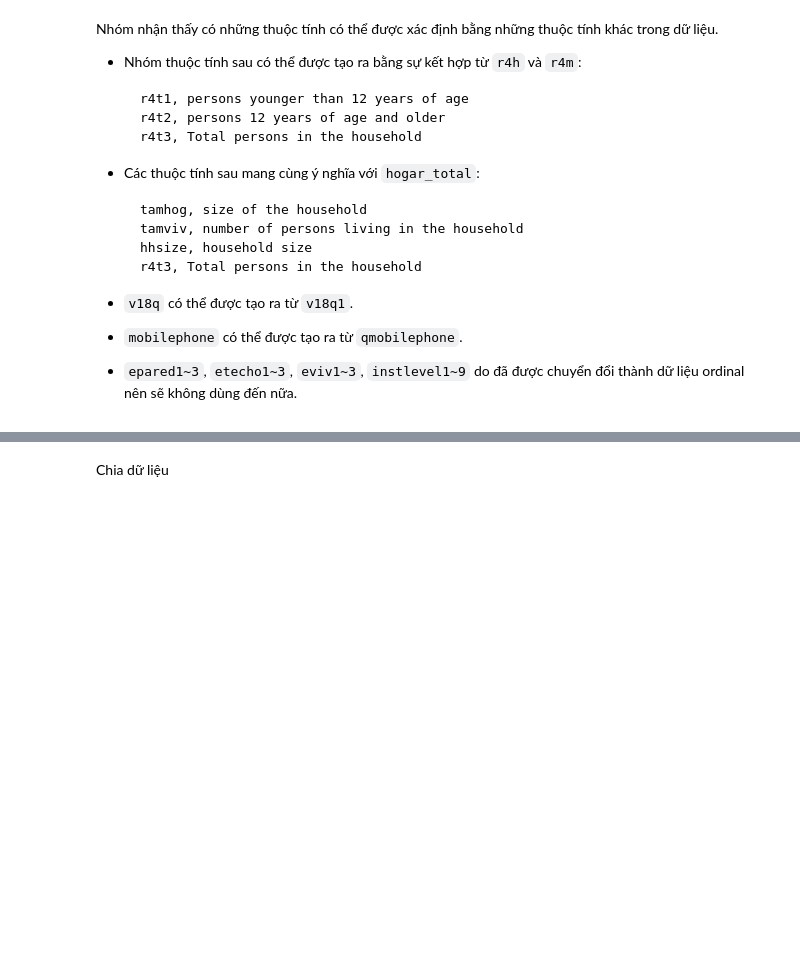
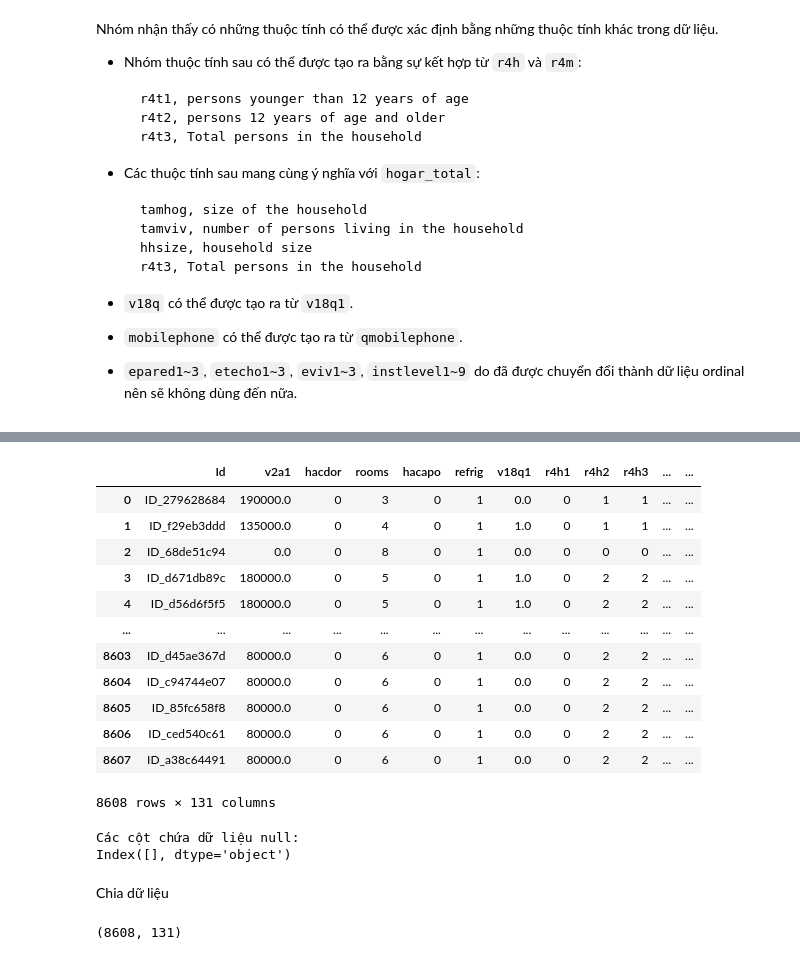
Before and after one commit to iam-Dylan/costa-rican-household, a Jupyter notebook: source/model.ipynb, the cells around one changed output, grey strips where cells are left out. Drawn from its saved outputs; the diff is of its cells as text; code cells hidden in the pictures; blank space fills up the shorter version.

Commit message:
gb test

```diff
--- a/source/model.ipynb
+++ b/source/model.ipynb
@@ -142,2 +212,31 @@ Number of features after dropping the individual level features 190
+# %%
+train = all_data.loc[all_data["Target"].notnull()]
+# train_final = train_final.fillna(0)
+test = all_data.loc[all_data["Target"].isnull()]
+# %%
+train
+# %% [output]
+|  | Id | v2a1 | hacdor | rooms | hacapo | refrig | v18q1 | r4h1 | r4h2 | r4h3 | ... | ... |
+| 0 | ID_279628684 | 190000.0 | 0 | 3 | 0 | 1 | 0.0 | 0 | 1 | 1 | ... | ... |
+| 1 | ID_f29eb3ddd | 135000.0 | 0 | 4 | 0 | 1 | 1.0 | 0 | 1 | 1 | ... | ... |
+| 2 | ID_68de51c94 | 0.0 | 0 | 8 | 0 | 1 | 0.0 | 0 | 0 | 0 | ... | ... |
+| 3 | ID_d671db89c | 180000.0 | 0 | 5 | 0 | 1 | 1.0 | 0 | 2 | 2 | ... | ... |
+| 4 | ID_d56d6f5f5 | 180000.0 | 0 | 5 | 0 | 1 | 1.0 | 0 | 2 | 2 | ... | ... |
+| ... | ... | ... | ... | ... | ... | ... | ... | ... | ... | ... | ... | ... |
+| 8603 | ID_d45ae367d | 80000.0 | 0 | 6 | 0 | 1 | 0.0 | 0 | 2 | 2 | ... | ... |
+| 8604 | ID_c94744e07 | 80000.0 | 0 | 6 | 0 | 1 | 0.0 | 0 | 2 | 2 | ... | ... |
+| 8605 | ID_85fc658f8 | 80000.0 | 0 | 6 | 0 | 1 | 0.0 | 0 | 2 | 2 | ... | ... |
+| 8606 | ID_ced540c61 | 80000.0 | 0 | 6 | 0 | 1 | 0.0 | 0 | 2 | 2 | ... | ... |
+| 8607 | ID_a38c64491 | 80000.0 | 0 | 6 | 0 | 1 | 0.0 | 0 | 2 | 2 | ... | ... |
+8608 rows × 131 columns
+# %%
+n = train.columns[train.isnull().any(axis=0)]
+
+# In ra các cột chứa dữ liệu null
+print("Các cột chứa dữ liệu null:")
+print(n)
+# %% [output]
+Các cột chứa dữ liệu null:
+Index([], dtype='object')
 # %% [markdown]
 Chia dữ liệu
@@ -146,0 +248,4 @@ test = all_data[ntrain:][:]
+# %%
+train.shape
+# %% [output]
+(8608, 131)
```
Also changed, not shown: parts of 29 cells of this notebook.
